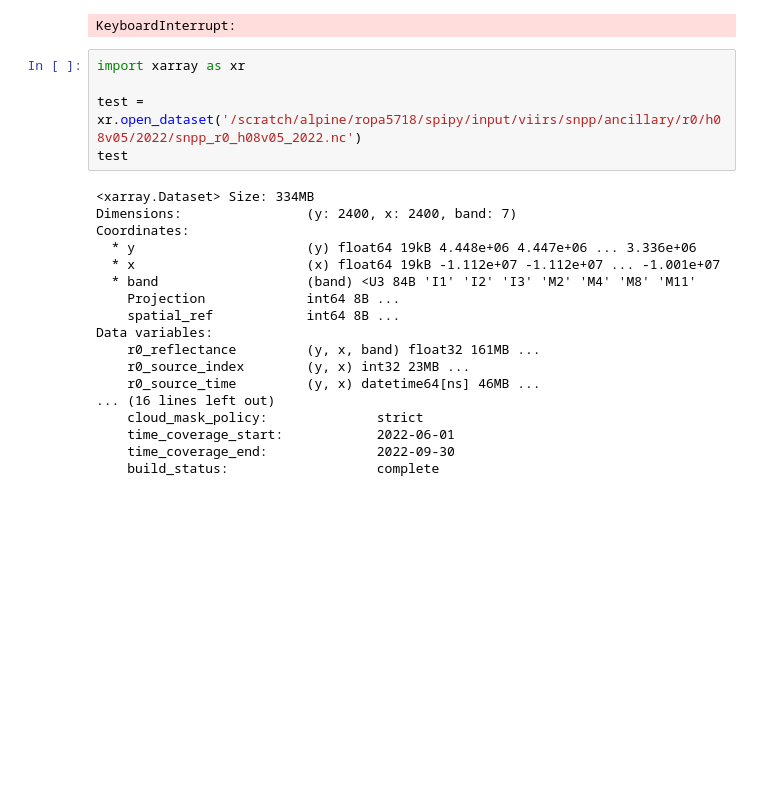
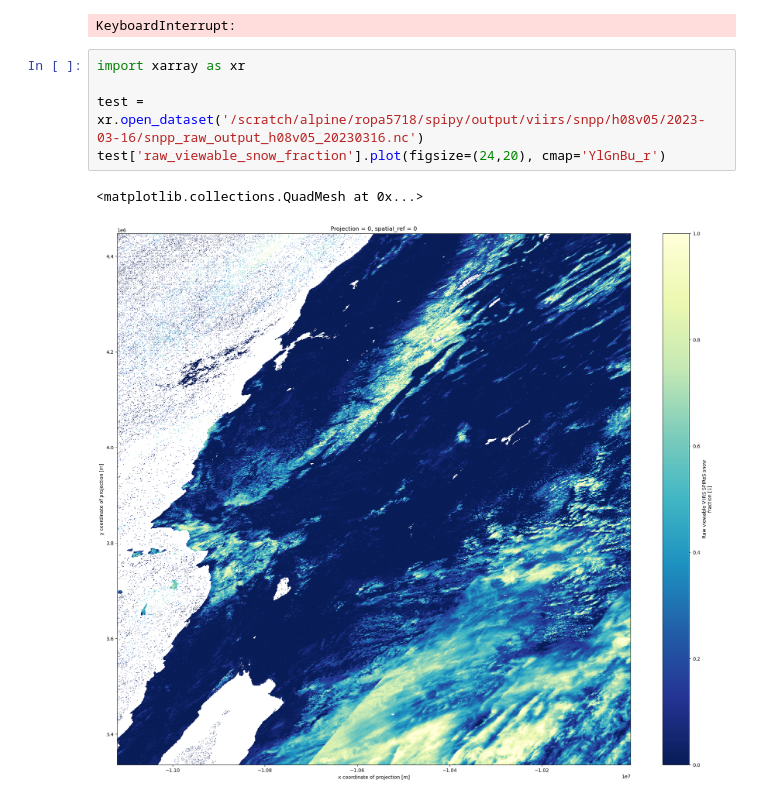
Before and after one commit to RittgerLabGroup/SpiPy, a Jupyter notebook: examples/12_curc_sensor_workflow_planning.ipynb, the cells around one changed output. Drawn from its saved outputs; the diff is of its cells as text; blank space fills up the shorter version.

```diff
--- a/examples/12_curc_sensor_workflow_planning.ipynb
+++ b/examples/12_curc_sensor_workflow_planning.ipynb
@@ -253,23 +255,8 @@ KeyboardInterrupt:
 # %%
 import xarray as xr
 
-test = xr.open_dataset('/scratch/alpine/ropa5718/spipy/input/viirs/snpp/ancillary/r0/h08v05/2022/snpp_r0_h08v05_2022.nc')
-test
+test = xr.open_dataset('/scratch/alpine/ropa5718/spipy/output/viirs/snpp/h08v05/2023-03-16/snpp_raw_output_h08v05_20230316.nc')
+test['raw_viewable_snow_fraction'].plot(figsize=(24,20), cmap='YlGnBu_r')
 # %% [output]
-<xarray.Dataset> Size: 334MB
-Dimensions:                (y: 2400, x: 2400, band: 7)
-Coordinates:
-  * y                      (y) float64 19kB 4.448e+06 4.447e+06 ... 3.336e+06
-  * x                      (x) float64 19kB -1.112e+07 -1.112e+07 ... -1.001e+07
-  * band                   (band) <U3 84B 'I1' 'I2' 'I3' 'M2' 'M4' 'M8' 'M11'
-    Projection             int64 8B ...
-    spatial_ref            int64 8B ...
-Data variables:
-    r0_reflectance         (y, x, band) float32 161MB ...
-    r0_source_index        (y, x) int32 23MB ...
-    r0_source_time         (y, x) datetime64[ns] 46MB ...
-... (16 lines left out)
-    cloud_mask_policy:              strict
-    time_coverage_start:            2022-06-01
-    time_coverage_end:              2022-09-30
-    build_status:                   complete
+<matplotlib.collections.QuadMesh at 0x...>
+[figure, added]
```
Also changed, not shown: parts of 2 cells of this notebook, 21 other files.
